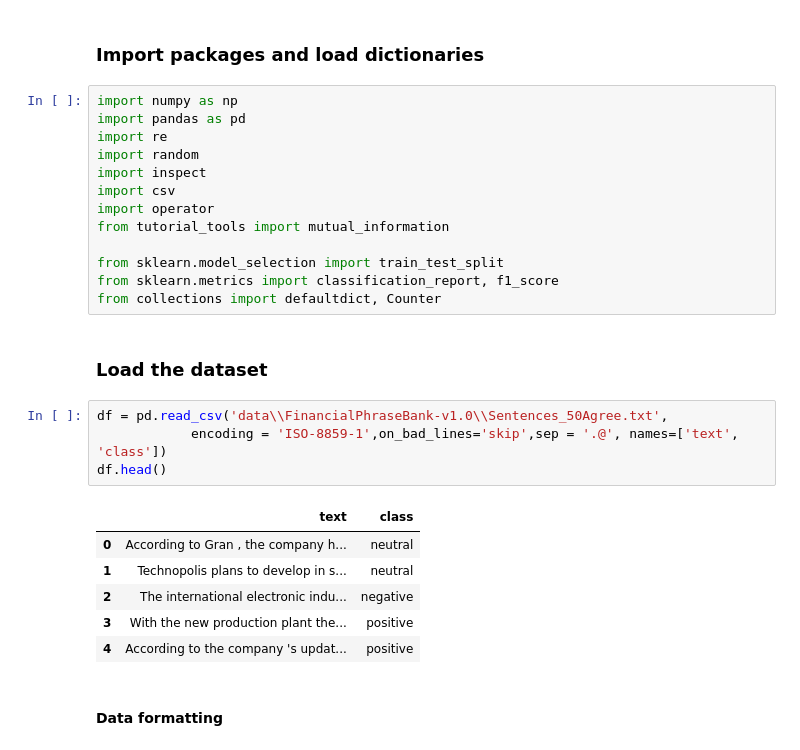
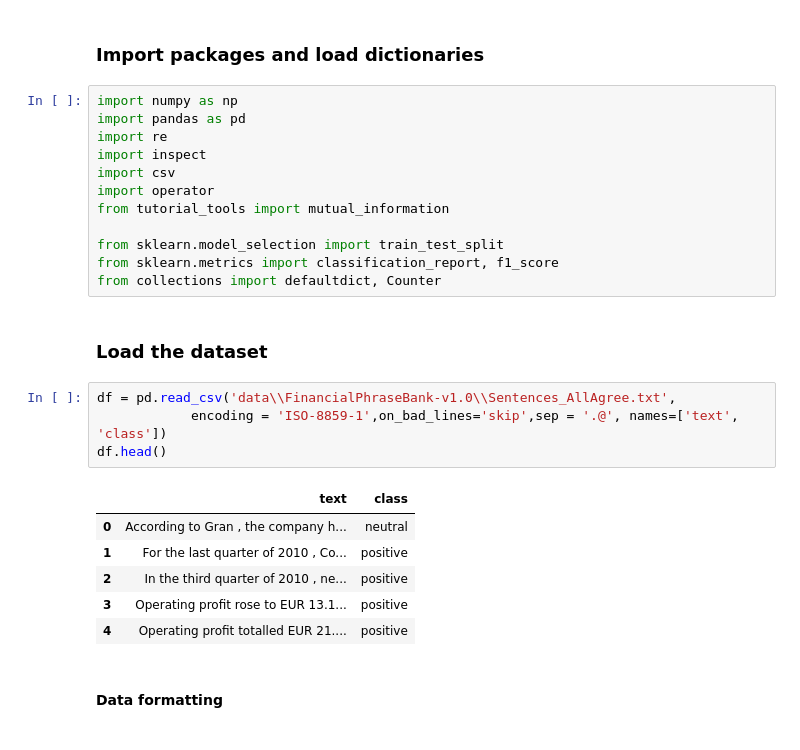
Before and after one commit to DragosGorduza/OxfordManInstituteNLPConference, a Jupyter notebook: workshop_student.ipynb, the cells around one changed output. Cells and saved outputs as stored; diff of their text form.

```diff
--- a/workshop_student.ipynb
+++ b/workshop_student.ipynb
@@ -16,7 +18,6 @@ There are several ways of performing sentiment classification on a document or a
 import numpy as np
 import pandas as pd
 import re
-import random
 import inspect
 import csv
 import operator
@@ -28,16 +29,16 @@ from collections import defaultdict, Counter
 # %% [markdown]
 ### Load the dataset
 # %%
-df = pd.read_csv('data\\FinancialPhraseBank-v1.0\\Sentences_50Agree.txt',
+df = pd.read_csv('data\\FinancialPhraseBank-v1.0\\Sentences_AllAgree.txt',
             encoding = 'ISO-8859-1',on_bad_lines='skip',sep = '.@', names=['text', 'class'])
 df.head()
 # %% [output]
 |  | text | class |
 | 0 | According to Gran , the company h... | neutral |
-| 1 | Technopolis plans to develop in s... | neutral |
-| 2 | The international electronic indu... | negative |
-| 3 | With the new production plant the... | positive |
-| 4 | According to the company 's updat... | positive |
+| 1 | For the last quarter of 2010 , Co... | positive |
+| 2 | In the third quarter of 2010 , ne... | positive |
+| 3 | Operating profit rose to EUR 13.1... | positive |
+| 4 | Operating profit totalled EUR 21.... | positive |
 # %% [markdown]
 #### Data formatting
 # %% [markdown]
```
Also changed, not shown: parts of 18 cells of this notebook, 1 other file.
